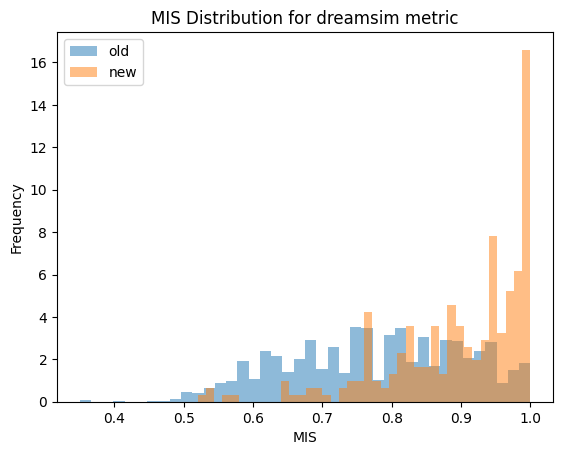
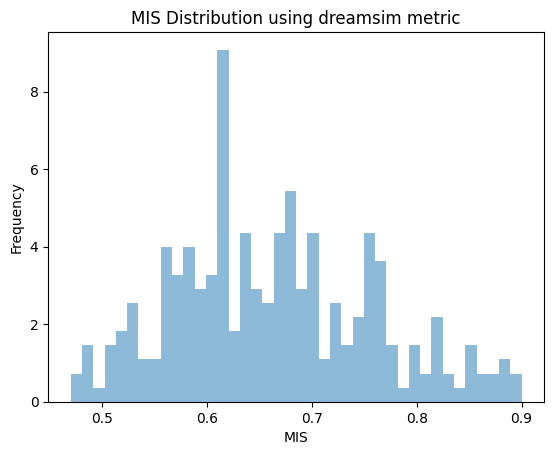
The change to this notebook cell's code, shown as a diff; its figure went from the first image to the second:
--- before
+++ after
@@ -3,5 +3,4 @@
 fig, ax = plt.subplots()
 ax.hist(MIS.detach().cpu().numpy(), bins=40, alpha=0.5, density=True)
-ax.legend()
 ax.set_xlabel("MIS")
 ax.set_ylabel("Frequency")

Commit: tweaked example notebook